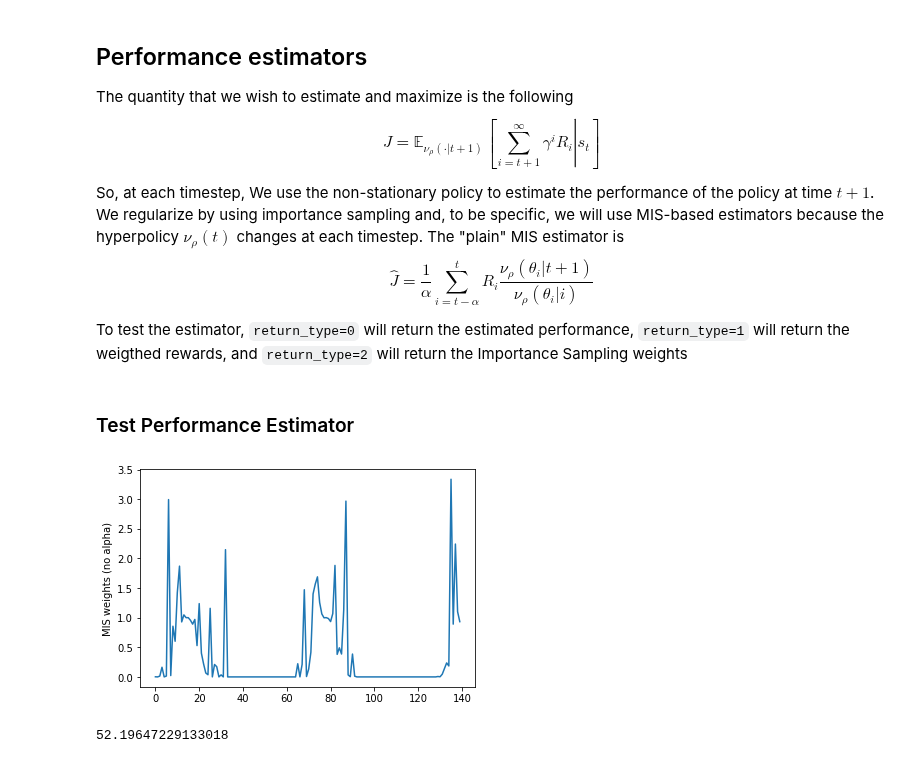
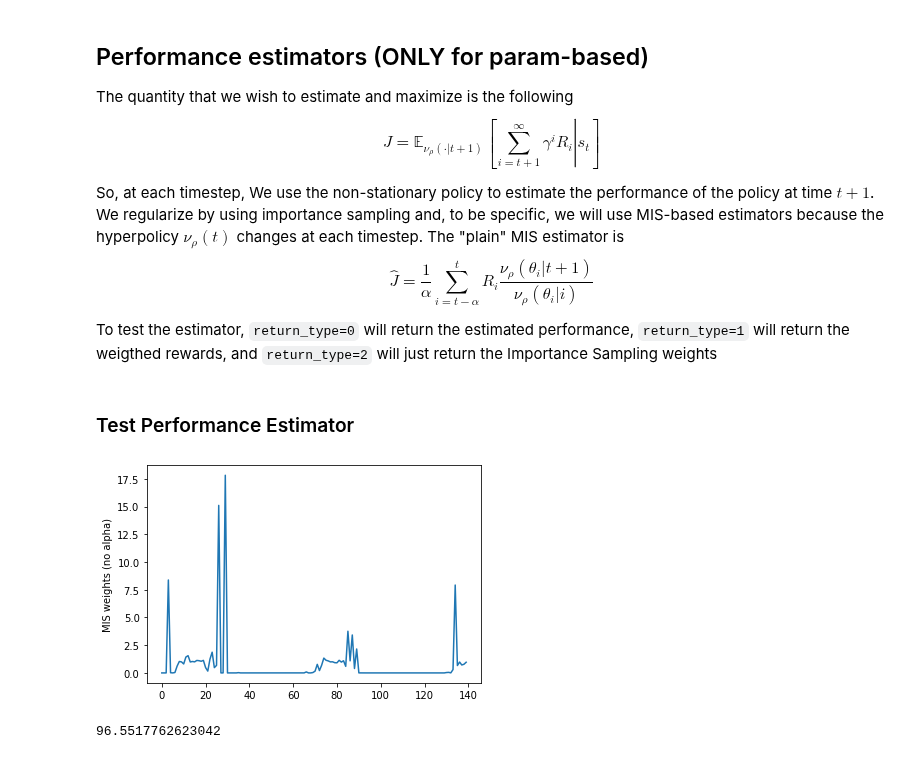
Before and after one commit to francescovidaich964/Como_lake, a Jupyter notebook: bandit_tests/non-stat_contextual_bandits.ipynb, the cells around one changed output. Drawn from its saved outputs; the diff is of its cells as text; code cells hidden in the pictures.

```diff
--- a/bandit_tests/non-stat_contextual_bandits.ipynb
+++ b/bandit_tests/non-stat_contextual_bandits.ipynb
@@ -32,7 +36,7 @@ class environment:
     ### Define the environment: NS_context=True  -> non-stat context distribution
     ###                         NS_context=False -> non-stat reward function
     ###                         remove_contexts -> x_t=0 always, reward function becomes non-stat
-    def __init__(self, sigma_x, NS_context, t0=0, remove_context=False, **kwargs):
+    def __init__(self, NS_context, remove_context=False, sigma_x=1, t0=0, **kwargs):
 
         # Store the given parameters
         self.t = t0
@@ -114,8 +118,9 @@ class environment:
         contexts = np.array([])
         thetas   = np.array([])
         rewards  = np.array([])
-        context_means = np.array([])
-        theta_means   = np.array([])
+        actions  = np.array([])
+        non_stat_process = np.array([])
+        theta_means      = np.array([])
 
         # At each timestep...
         for i in range(n_steps):
@@ -138,10 +143,11 @@ class environment:
             contexts = np.append(contexts, x_t)
             thetas   = np.append(thetas, policy.theta)
             rewards  = np.append(rewards, reward)
-            context_means = np.append(context_means, self.x_mean())
+            actions  = np.append(actions, action)
+            non_stat_process = np.append(non_stat_process, self.non_stat_process(self.t))
             theta_means   = np.append(theta_means, nu.theta_mean(self.t))
 
-        return contexts, thetas, rewards, context_means, theta_means
+        return contexts, thetas, rewards, actions, non_stat_process, theta_means
 # %% [markdown]
 ## Policy definition
 
@@ -195,7 +199,7 @@ Here we will define the hyperpolicy class following the structure described at t
 # %%
 class hyperpolicy:
 
-    def __init__(self, sigma_theta, param_based=True, **kwargs):
+    def __init__(self, param_based=True, sigma_theta=1, **kwargs):
 
         # Store the given parameters
         self.sigma_theta = sigma_theta
@@ -246,13 +250,20 @@ Tune the problem changing:
 # %%
+
+#### Problem settings ####
+param_based = True
+NS_context  = False
+remove_context = False
+##########################
+
 # Get random hyperpolicy
-nu  = hyperpolicy(sigma_theta=1, param_based=True,
+nu  = hyperpolicy(param_based, sigma_theta=1,
                   A=5, phi=0.1, psi=np.pi)
 
 # Initialize environment and the type of problem
-env = environment(sigma_x=2, NS_context=False, remove_context=False,
+env = environment(NS_context, remove_context, sigma_x=1,
                   A=5, phi=0.1, psi=np.pi)
 
 # Play the hyperpolicy
-contexts, thetas, rewards, context_means, theta_means = env.play(nu, n_steps=140, get_p=True)
+contexts, thetas, rewards, actions, NS_process, theta_means = env.play(nu, n_steps=140, get_p=False)
 # %%
 # Plot the evolution of everything
@@ -280,12 +309,12 @@ plt.show()
 # %% [markdown]
-## Performance estimators
+## Performance estimators (ONLY for param-based)
 The quantity that we wish to estimate and maximize is the following
 $$J=\mathbb{E}_{\nu_\rho(\cdot\vert t+1)} \left[\left. \sum_{i=t+1}^{\infty} \gamma^i R_i \right\vert s_t \right]$$
 
 So, at each timestep, We use the non-stationary policy to estimate the performance of the policy at time $t+1$. We regularize by using importance sampling and, to be specific, we will use MIS-based estimators because the hyperpolicy $\nu_\rho(t)$ changes at each timestep. The "plain" MIS estimator is
 $$ \hat{J}=\frac{1}{\alpha}\sum_{i=t-\alpha}^{t}R_i \frac{\nu_\rho(\theta_i\vert t+1)}{\nu_\rho(\theta_i\vert i)} $$
 
-To test the estimator, `return_type=0` will return the estimated performance, `return_type=1` will return the weigthed rewards, and `return_type=2` will return the Importance Sampling weights
+To test the estimator, `return_type=0` will return the estimated performance, `return_type=1` will return the weigthed rewards, and `return_type=2` will just return the Importance Sampling weights
 # %%
 def MIS_estimator(nu, thetas, rewards, t, return_type=0):
 
@@ -321,21 +350,18 @@ def MIS_estimator(nu, thetas, rewards, t, return_type=0):
 # %%
 ### Study the behaviour of the different terms of the MIS estimator on the last
 ### timestep using the all the collected rewards and policies (i.e. alpha=t)
 
-# Shift rewards to make them positive (for IS)
-shifted_rewards = rewards + 0
-
 # MIS estimator using all the available data
 t = len(rewards)
-MIS_terms = MIS_estimator(nu, thetas[:], shifted_rewards[:], t, return_type=2)
+MIS_terms = MIS_estimator(nu, thetas[:], rewards[:], t, return_type=2)
 
 # Plot the terms to see how they impact the performance estimation
 plt.plot(MIS_terms)
 plt.ylabel("MIS weights (no alpha)")
 plt.show()
 # %% [output]
-[figure, old version]
+[figure, new version]
 # %%
 sum(MIS_terms)
 # %% [output]
-52.19647229133018
+96.5517762623042
```
Also changed, not shown: parts of 9 cells of this notebook.
